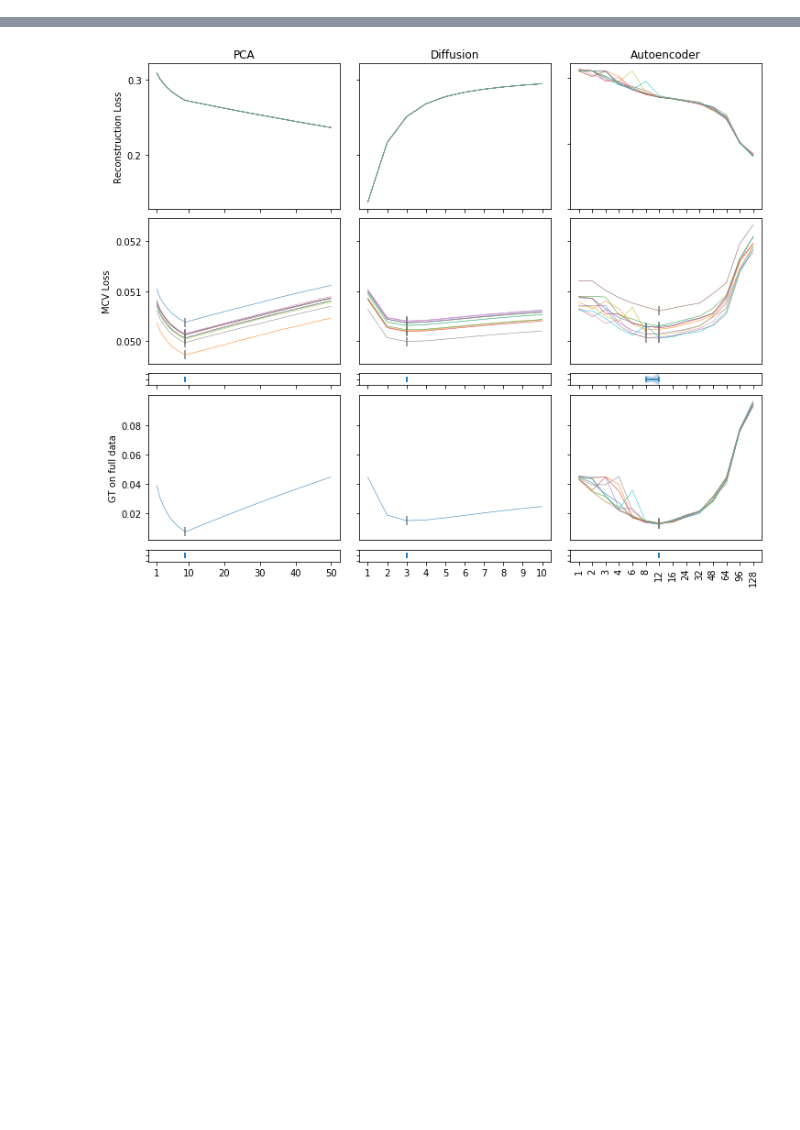
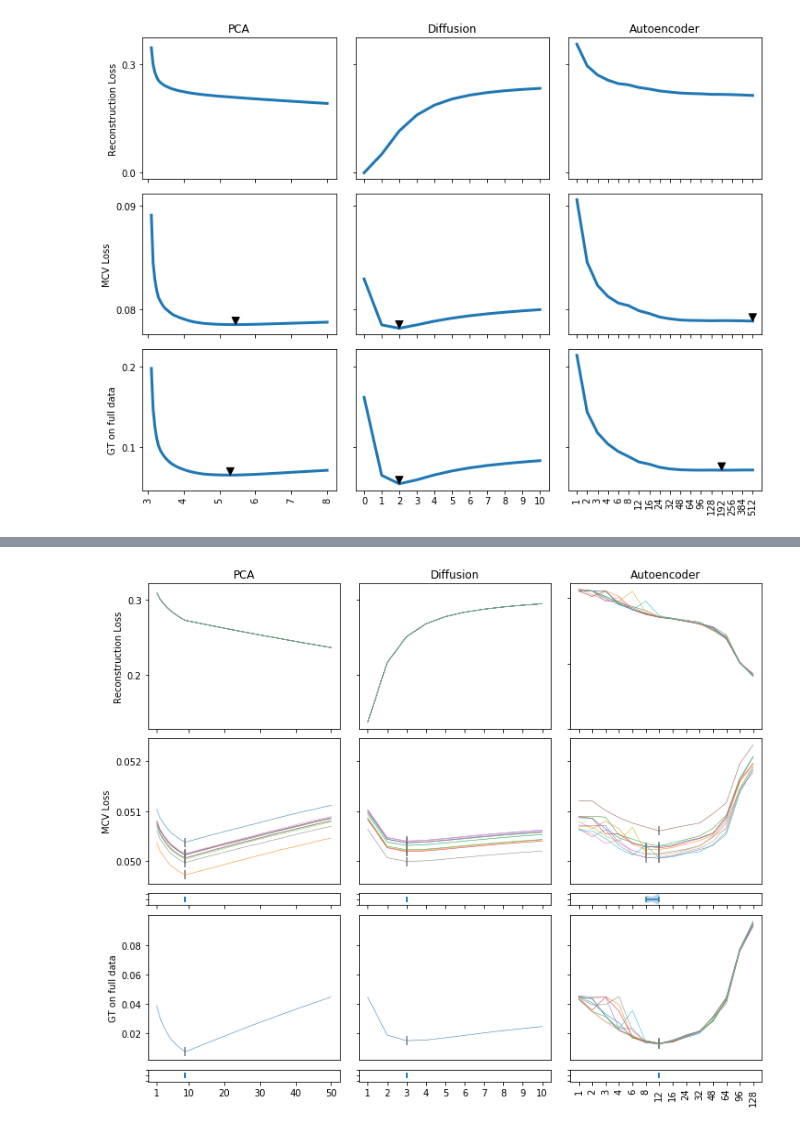
Before and after one commit to czbiohub-sf/molecular-cross-validation, a Jupyter notebook: examples/Figure_1c.ipynb, the cells around one changed output, grey strips where cells are left out. Drawn from its saved outputs; the diff is of its cells as text; code cells hidden in the pictures; blank space fills up the shorter version.

```diff
--- a/examples/Figure_1c.ipynb
+++ b/examples/Figure_1c.ipynb
@@ -13,6 +13,73 @@ result_files = glob.glob("../results/*.pickle")
 
 for file in result_files:
     results[os.path.basename(file).split('.')[0]] = pickle.load(open(file, "rb"))
+# %%
+fig,ax = plt.subplots(
+    3, 3, figsize=(12, 9), sharey="row", sharex="col",
+    gridspec_kw={"wspace": 0.1, "hspace": 0.1}
+)
+
+yticks = {
+    0: (0., 0.3),
+    1: (0.08, 0.09),
+    2: (0.1, 0.2)
+}
+
+for i,key in enumerate(("neuron_pca_mse_0", "neuron_diffusion_mse_0", "neuron_autoencoder_mse_0")):
+    df = results[key]
+
+    for j,loss in zip((0, 1, 2), ("rec_loss", "mcv_loss", "gt0_loss")):
+        x = df["param_range"].copy()
+
+        if df[loss].ndim == 1:
+            y = df[loss]
+        else:
+            y = df[loss].mean(0)
+
+        if i == 0:
+            x = x[1:]
+            y = y[1:]
+
+        if i == 0:
+            ax[j,i].plot(x, y, linewidth=3)
+            if j > 0:
+                ax[j, i].annotate(
+                    " ",
+                    (x[y.argmin()], y.min()),
+                    xytext=(0, 5),
+                    textcoords="offset points",
+                    arrowprops={"headwidth": 8, "headlength": 8, "color": "k"},
+                )
+        else:
+            ax[j,i].plot(np.arange(len(x)), y, linewidth=3)
+            ax[j,i].set_xticks(np.arange(len(x)))
+
+            if j > 0:
+                ax[j, i].annotate(
+                    " ",
+                    (y.argmin(), y.min()),
+                    xytext=(0, 5),
+                    textcoords="offset points",
+                    arrowprops={"headwidth": 8, "headlength": 8, "color": "k"},
+                )
+
+        if i == 1:
+            ax[j, i].set_xticklabels(x)
+        else:
+            ax[j, i].set_xticklabels(x, rotation="vertical", ha="center")
+
+        ax[j, i].set_yticks(yticks[j])
+
+for i,lbl in enumerate(("PCA", "Diffusion", "Autoencoder")):
+    ax[0, i].set_title(lbl)
+
+for j,lbl in zip((0,1,2), ("Reconstruction Loss", "MCV Loss", "GT on full data")):
+    ax[j, 0].set_ylabel(lbl)
+
+plt.savefig("../figures/Figure_1c_raw.svg")
+plt.show()
+# %% [output]
+[figure, added]
 # %%
 fig,ax = plt.subplots(
     5, 3, figsize=(12, 10), sharey="row", sharex="col",
```
Also changed, not shown: parts of 4 cells of this notebook, 2 other files.
